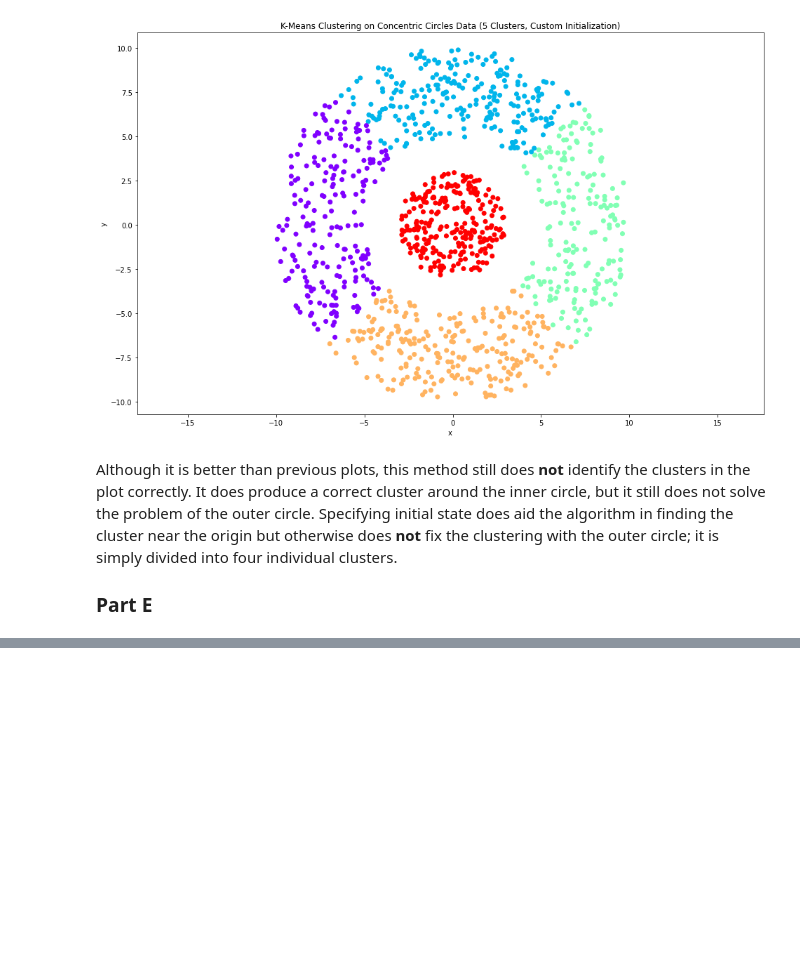
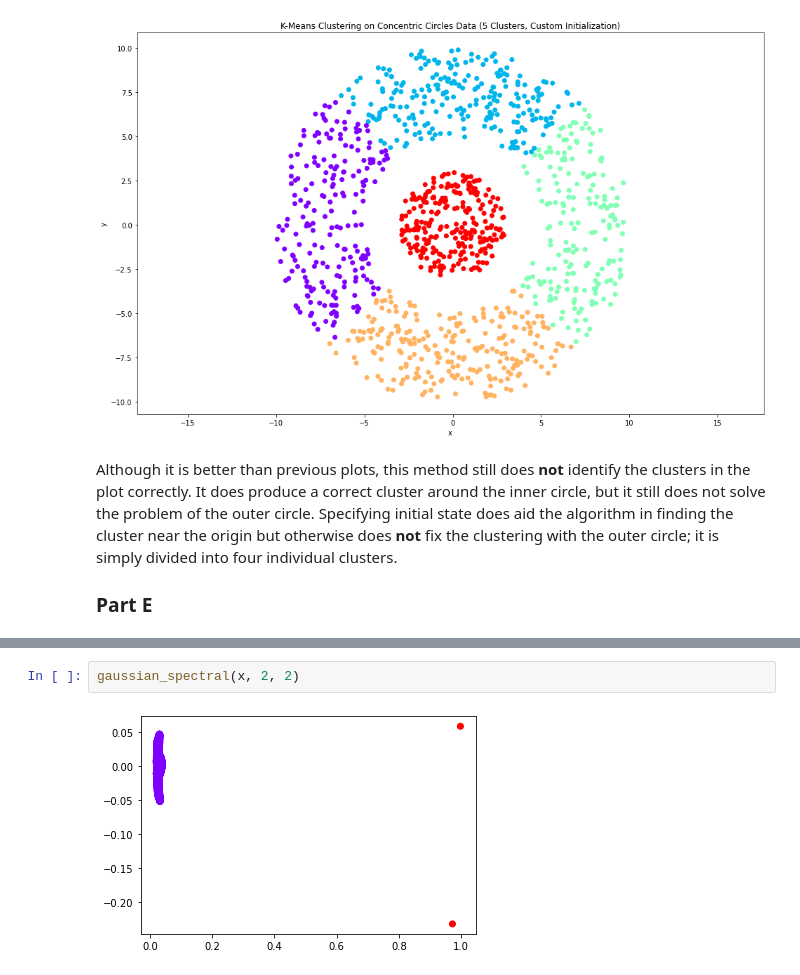
Before and after one commit to rickdgray/Advanced_Predictive_Models, a Jupyter notebook: Homework 10/H10Q1.ipynb, the cells around one changed output, grey strips where cells are left out. Drawn from its saved outputs; the diff is of its cells as text; blank space fills up the shorter version.

```diff
--- a/Homework 10/H10Q1.ipynb
+++ b/Homework 10/H10Q1.ipynb
@@ -136,0 +126,4 @@ gaussian_spectral(x, 2, 1.5)
+# %%
+gaussian_spectral(x, 2, 2)
+# %% [output]
+[figure, added]
```
Also changed, not shown: parts of 5 cells of this notebook.
